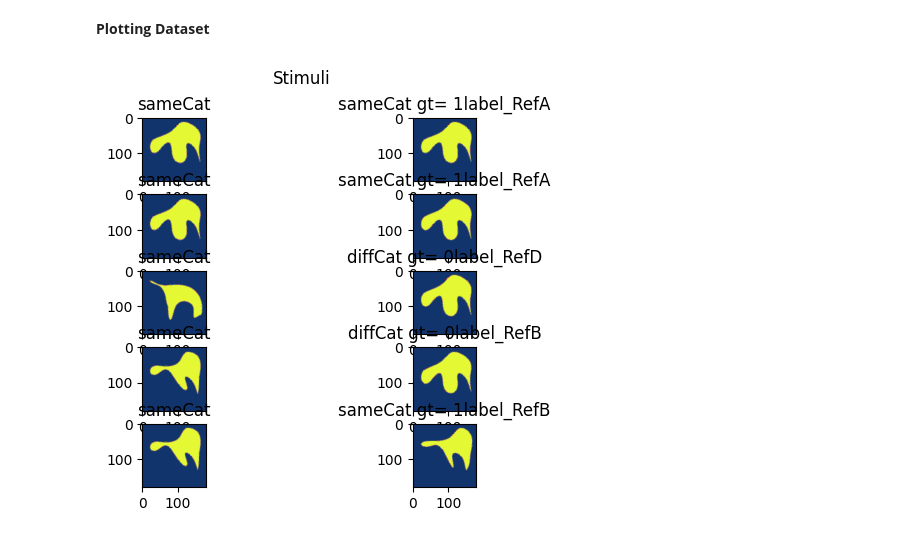
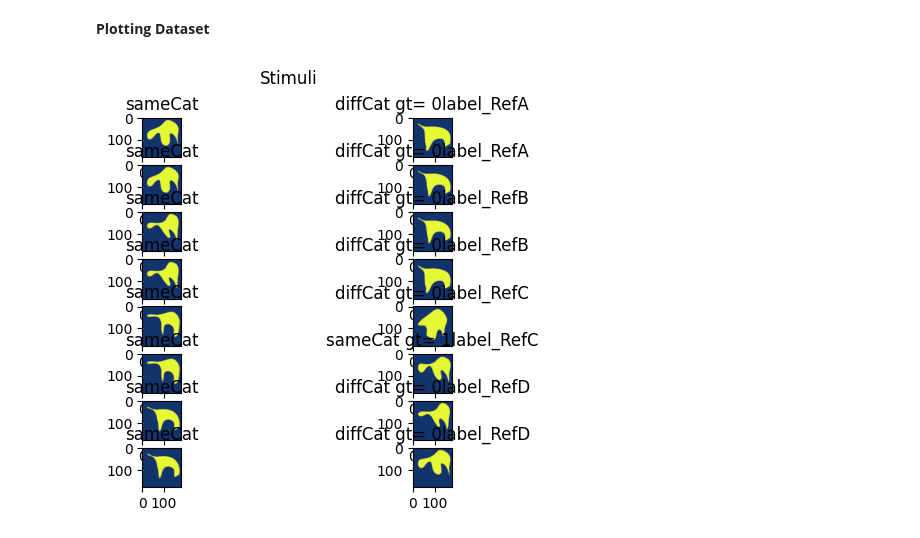
Before and after one commit to AnaBelenCarbajal/Thesis, a Jupyter notebook: Dataset_Human_Category_Learning.ipynb, the cells around one changed output. Cells and saved outputs as stored; diff of their text form; code cells hidden in the pictures.

Commit message:
Cond 1 dataset

```diff
--- a/Dataset_Human_Category_Learning.ipynb
+++ b/Dataset_Human_Category_Learning.ipynb
@@ -327,7 +333,6 @@ preprocess = v2.Compose(
         v2.Resize([180,180]),
         v2.ToDtype(torch.float32, scale=True),
         v2.Normalize(mean=[0.485, 0.456, 0.406], std=[0.229, 0.224, 0.225]),
-        v2.CenterCrop(size=180)
     ]
 )
 # %%
@@ -341,21 +349,23 @@ len(dataset_cond1)
+# %%
+no_randoms = [0, 200, 400, 600, 800, 1000, 1200, 1400]
 # %%
-fig, ax = plt.subplots(5, 2)
+fig, ax = plt.subplots(8, 2)
 fig.suptitle("Stimuli")
 
-for idx in range(5):
-  pairs = dataset_cond1[idx]
+for idx, number in enumerate(no_randoms):
+  pairs = dataset_cond1[number]
   label1 = pairs[0]
   img1 = pairs[2]
   label2 = pairs[1]
   img2 = pairs[3]
   gt = pairs[4]
   ref_shape = pairs[5]
 
   ax[idx][0].set_title(label1)
   ax[idx][0].imshow(transform.to_pil_image(img1))
 
   title = label2 + " gt= " + str(gt) +str(ref_shape)
   ax[idx][1].set_title(title)
   ax[idx][1].imshow(transform.to_pil_image(img2))
 # %% [output]
-[figure, old version]
+[figure, new version]
```
Also changed, not shown: parts of 7 cells of this notebook.
